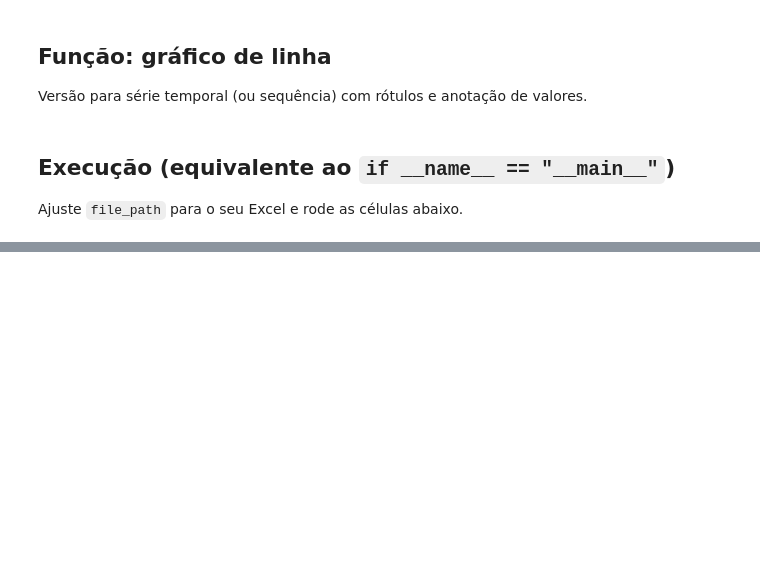
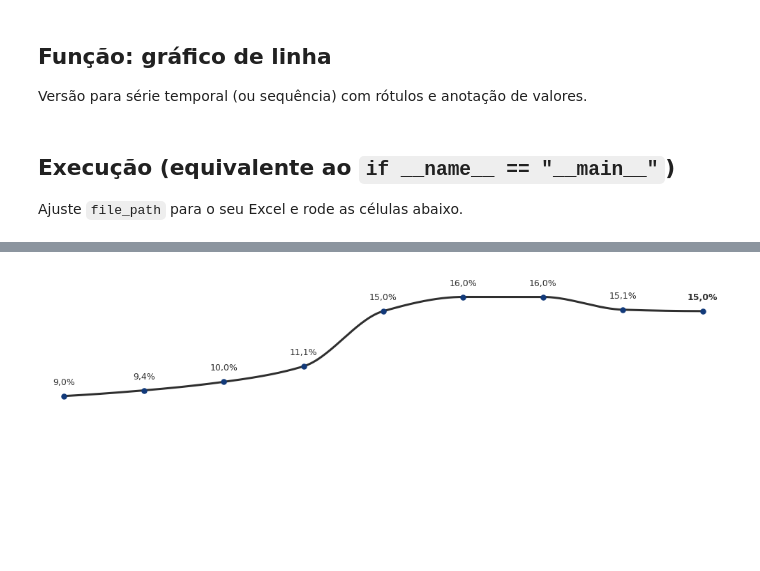
Before and after one commit to renatobortolotto/ppt-doc, a Jupyter notebook: test-ppt.ipynb, the cells around one changed output, grey strips where cells are left out. Drawn from its saved outputs; the diff is of its cells as text; code cells hidden in the pictures; blank space fills up the shorter version.

```diff
--- a/test-ppt.ipynb
+++ b/test-ppt.ipynb
@@ -203,14 +466,18 @@ plt.show()
 # %%
 # 3) (Opcional) Linha ROE: Trimestres (ajuste o range do ROE no seu Excel)
-# plot_line_from_excel(
-#     file_path=EXCEL_FILE,
-#     sheet_name="DRE Saida",
-#     values_range="D10:H10",
-#     xlabels_range="D3:H3",
-#     title="ROE - Trimestres",
-#     output_path="03_roe_trimestres.png",
-#     fmt_as_percent=True,
-# )
-# plt.show()
+plot_line_from_excel(
+    file_path=EXCEL_FILE,
+    sheet_name="DRE Saida",
+    values_range="C20:K20",
+    xlabels_range="C3:K3",
+    title="ROE - Trimestres",
+    output_path="03_roe_trimestres.png",
+    fmt_as_percent=True,
+    y_baseline=0.0,
+    y_expand=0.10,
+ )
+plt.show()
+# %% [output]
+[figure, added]
 # %%
 # 4) (Opcional) Linha ROE: 9M (ajuste o range)
```
Also changed, not shown: parts of 7 cells of this notebook, 10 other files.
